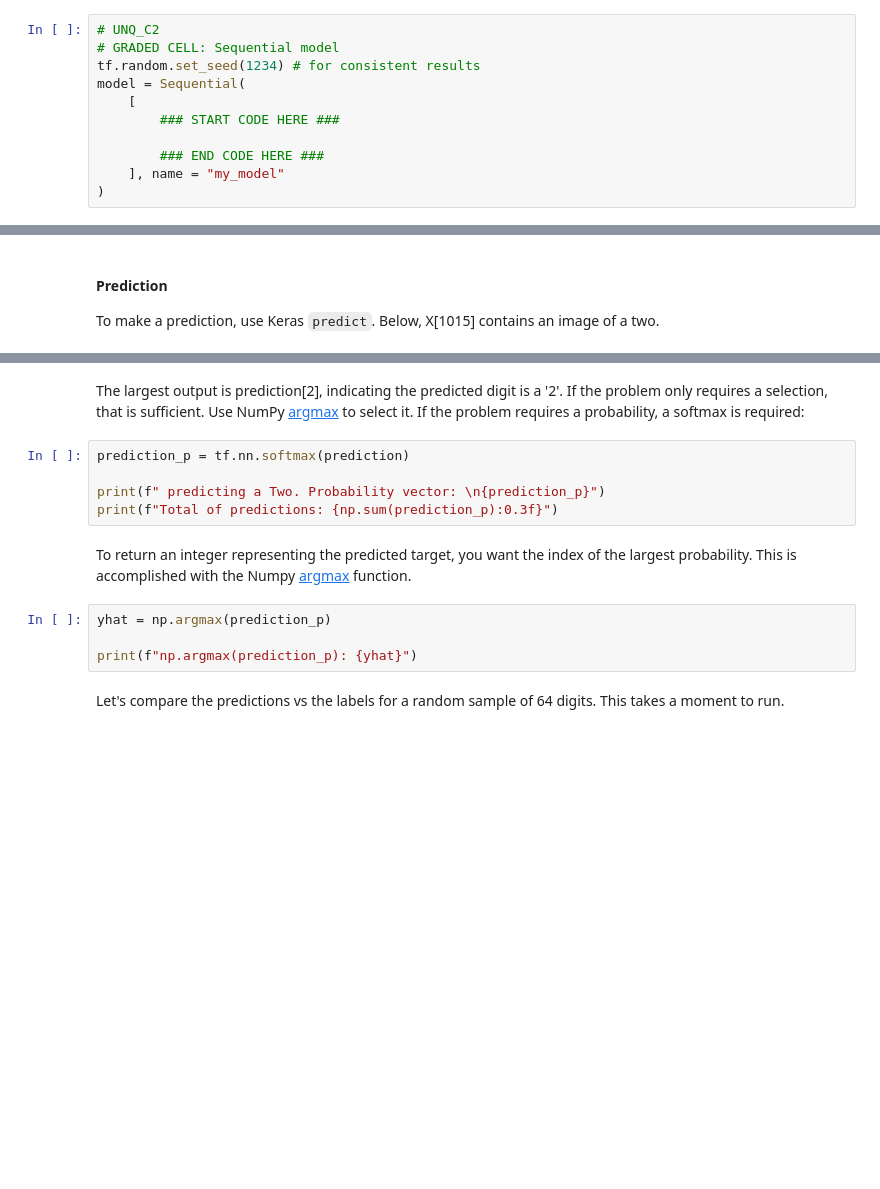
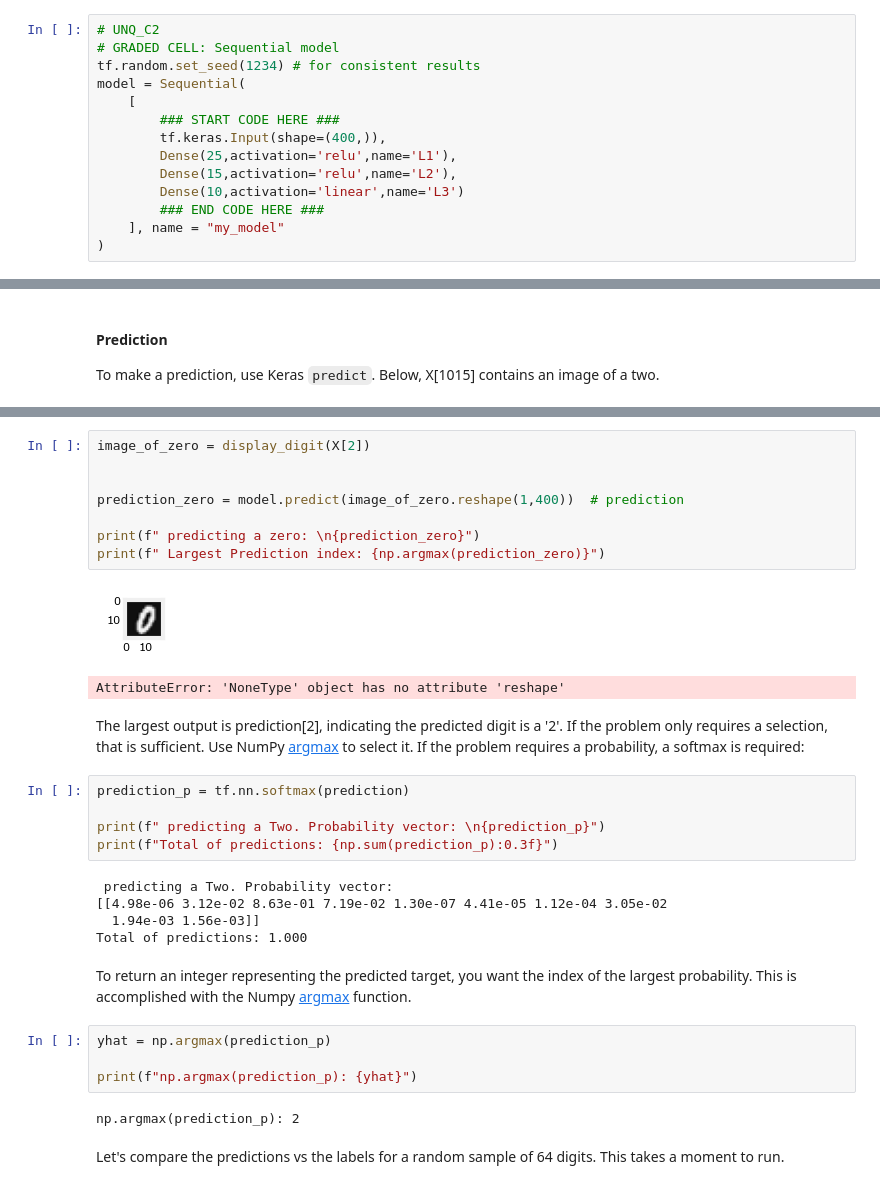
Before and after one commit to s-omarali/DSML2024F, a Jupyter notebook: Labs/Lab.2/C2_W2_Assignment/C2_W2_Assignment.ipynb, the cells around one changed output, grey strips where cells are left out. Saved outputs shown, nothing was run; the diff lists cells and outputs as text; blank space fills up the shorter version.

```diff
--- a/Labs/Lab.2/C2_W2_Assignment/C2_W2_Assignment.ipynb
+++ b/Labs/Lab.2/C2_W2_Assignment/C2_W2_Assignment.ipynb
@@ -311,7 +337,10 @@ tf.random.set_seed(1234) # for consistent results
 model = Sequential(
     [
         ### START CODE HERE ###
-
+        tf.keras.Input(shape=(400,)),
+        Dense(25,activation='relu',name='L1'),
+        Dense(15,activation='relu',name='L2'),
+        Dense(10,activation='linear',name='L3')
         ### END CODE HERE ###
     ], name = "my_model"
 )
@@ -421,3 +496,14 @@ print(f" Largest Prediction index: {np.argmax(prediction)}")
+# %%
+image_of_zero = display_digit(X[2])
+
+
+prediction_zero = model.predict(image_of_zero.reshape(1,400))  # prediction
+
+print(f" predicting a zero: \n{prediction_zero}")
+print(f" Largest Prediction index: {np.argmax(prediction_zero)}")
+# %% [output]
+[figure, added]
+AttributeError: 'NoneType' object has no attribute 'reshape'
 # %% [markdown]
 The largest output is prediction[2], indicating the predicted digit is a '2'. If the problem only requires a selection, that is sufficient. Use NumPy [argmax](https://numpy.org/doc/stable/reference/generated/numpy.argmax.html) to select it. If the problem requires a probability, a softmax is required:
 # %%
@@ -425,12 +511,19 @@ prediction_p = tf.nn.softmax(prediction)
 
 print(f" predicting a Two. Probability vector: \n{prediction_p}")
 print(f"Total of predictions: {np.sum(prediction_p):0.3f}")
+# %% [output]
+ predicting a Two. Probability vector:
+[[4.98e-06 3.12e-02 8.63e-01 7.19e-02 1.30e-07 4.41e-05 1.12e-04 3.05e-02
+  1.94e-03 1.56e-03]]
+Total of predictions: 1.000
 # %% [markdown]
 To return an integer representing the predicted target, you want the index of the largest probability. This is accomplished with the Numpy [argmax](https://numpy.org/doc/stable/reference/generated/numpy.argmax.html) function.
 # %%
 yhat = np.argmax(prediction_p)
 
 print(f"np.argmax(prediction_p): {yhat}")
+# %% [output]
+np.argmax(prediction_p): 2
 # %% [markdown]
 Let's compare the predictions vs the labels for a random sample of 64 digits. This takes a moment to run.
 # %%
```
Also changed, not shown: parts of 13 cells of this notebook.
